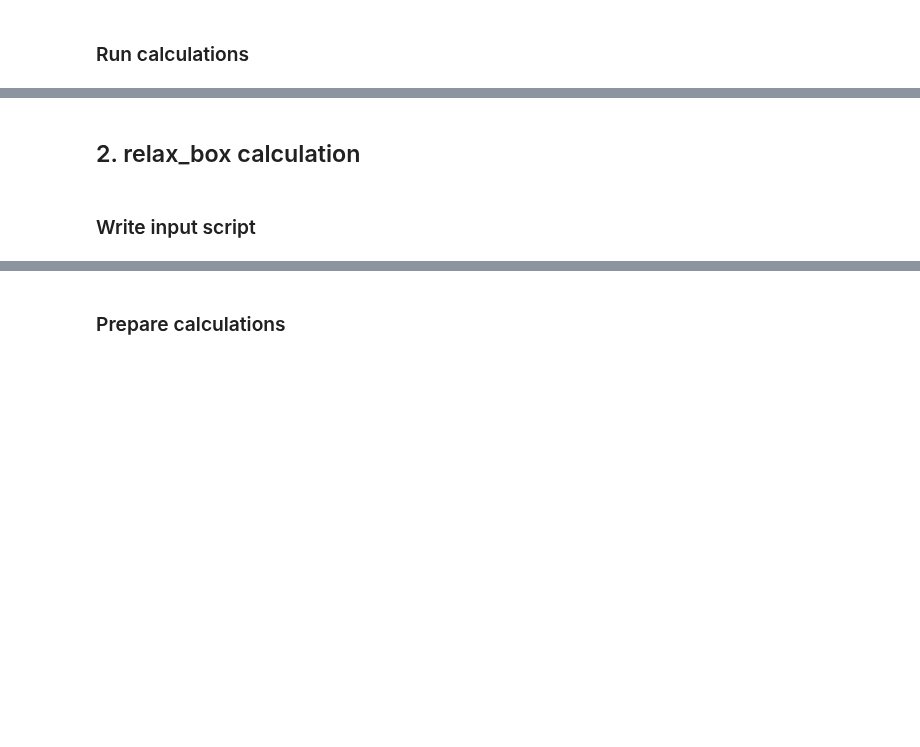
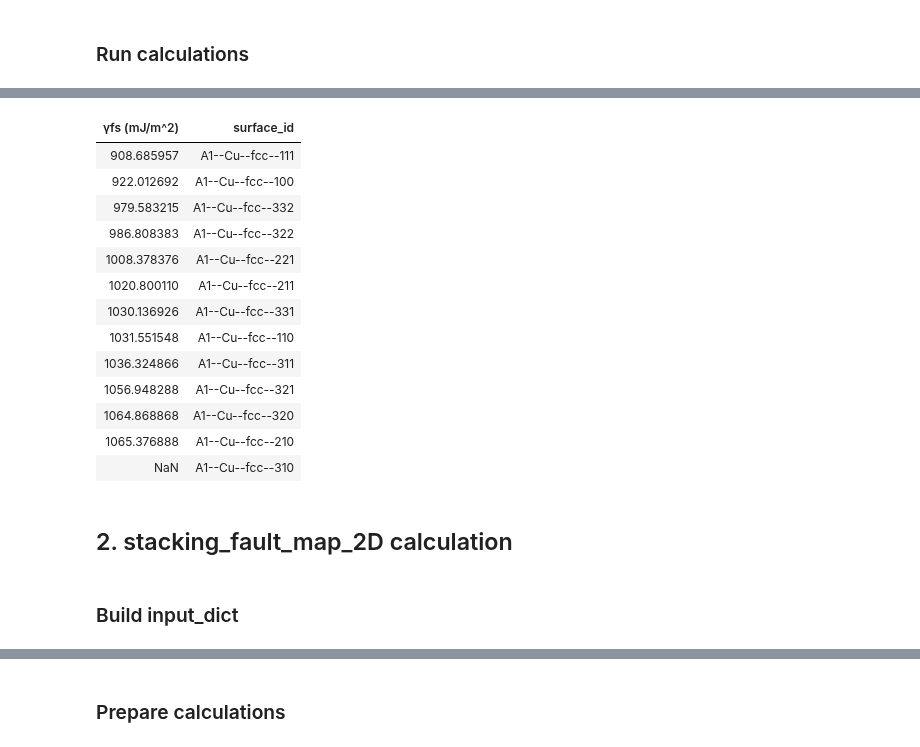
Before and after one commit to lmhale99/iprPy, a Jupyter notebook: bin/master/3. Defects.ipynb, the cells around one changed output, grey strips where cells are left out. Saved outputs shown, nothing was run; the diff lists cells and outputs as text; code cells hidden in the pictures; blank space fills up the shorter version.

```diff
--- a/bin/master/3. Defects.ipynb
+++ b/bin/master/3. Defects.ipynb
@@ -117,3 +165,26 @@ In database style local at C:\Users\lmh1\Documents\calculations\ipr\master :
+# %%
+surface_energy_units = 'mJ/m^2'
+# %%
+results = database.get_records_df(style=calculation.record_style, potential_LAMMPS_id='2004--Zhou-X-W--Al--LAMMPS--ipr2')
+# %%
+results['γfs ('+surface_energy_units+')'] = uc.get_in_units(results.gamma_fs, surface_energy_units)
+results = results[['γfs ('+surface_energy_units+')', 'surface_id']].sort_values('γfs ('+surface_energy_units+')')
+display(HTML(results.to_html(index=False)))
+# %% [output]
+| γfs (mJ/m^2) | surface_id |
+| 908.685957 | A1--Cu--fcc--111 |
+| 922.012692 | A1--Cu--fcc--100 |
+| 979.583215 | A1--Cu--fcc--332 |
+| 986.808383 | A1--Cu--fcc--322 |
+| 1008.378376 | A1--Cu--fcc--221 |
+| 1020.800110 | A1--Cu--fcc--211 |
+| 1030.136926 | A1--Cu--fcc--331 |
+| 1031.551548 | A1--Cu--fcc--110 |
+| 1036.324866 | A1--Cu--fcc--311 |
+| 1056.948288 | A1--Cu--fcc--321 |
+| 1064.868868 | A1--Cu--fcc--320 |
+| 1065.376888 | A1--Cu--fcc--210 |
+| NaN | A1--Cu--fcc--310 |
 # %% [markdown]
-## 2. relax_box calculation
+## 2. stacking_fault_map_2D calculation
 # %%
@@ -121,3 +192 @@ calculation = iprPy.load_calculation('relax_box')
 run_directory = iprPy.load_run_directory('master_1')
-# %% [markdown]
-### Write input script
@@ -156,0 +193,2 @@ with open('input_script.in', 'w') as f:
+# %% [markdown]
+### Build input_dict
```
Also changed, not shown: parts of 71 cells of this notebook, 28 other files.
